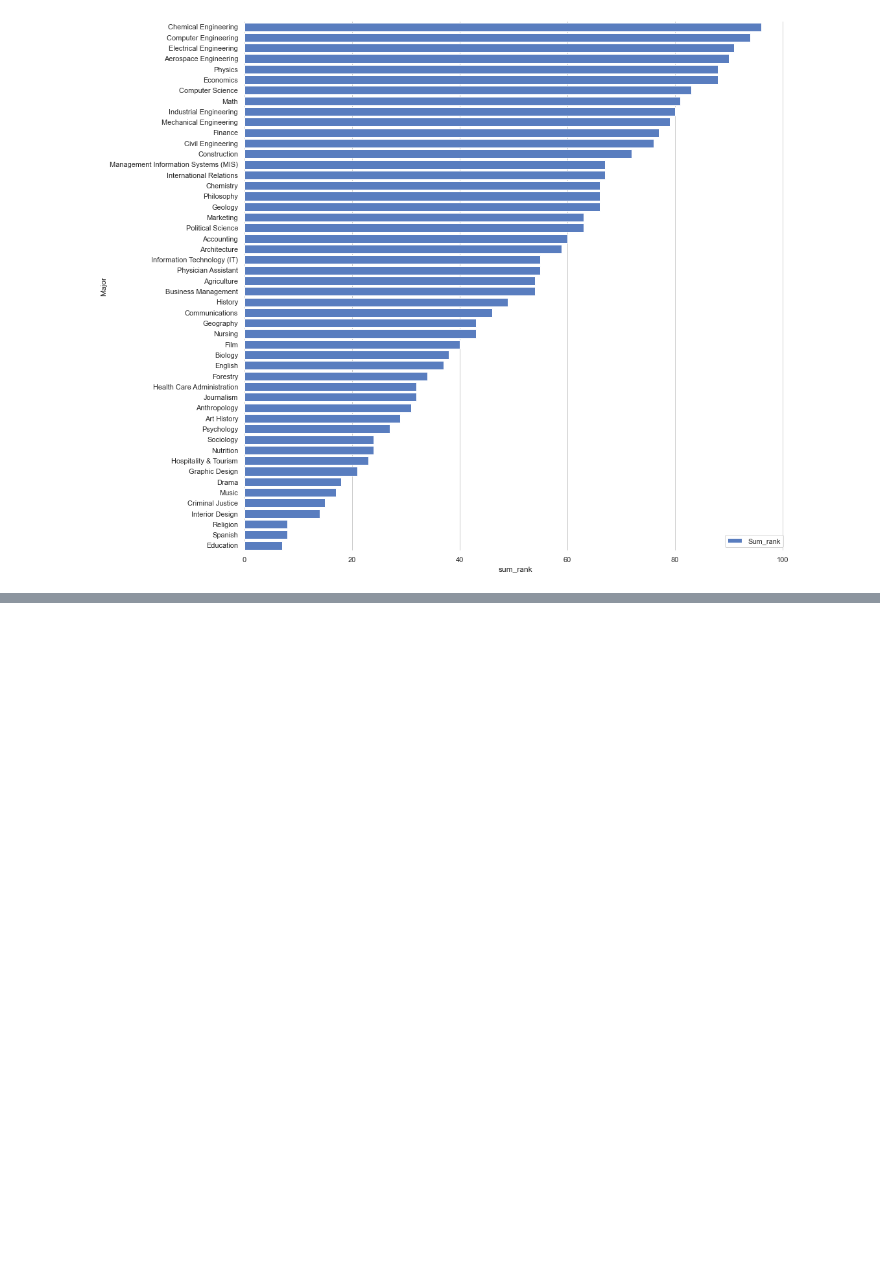
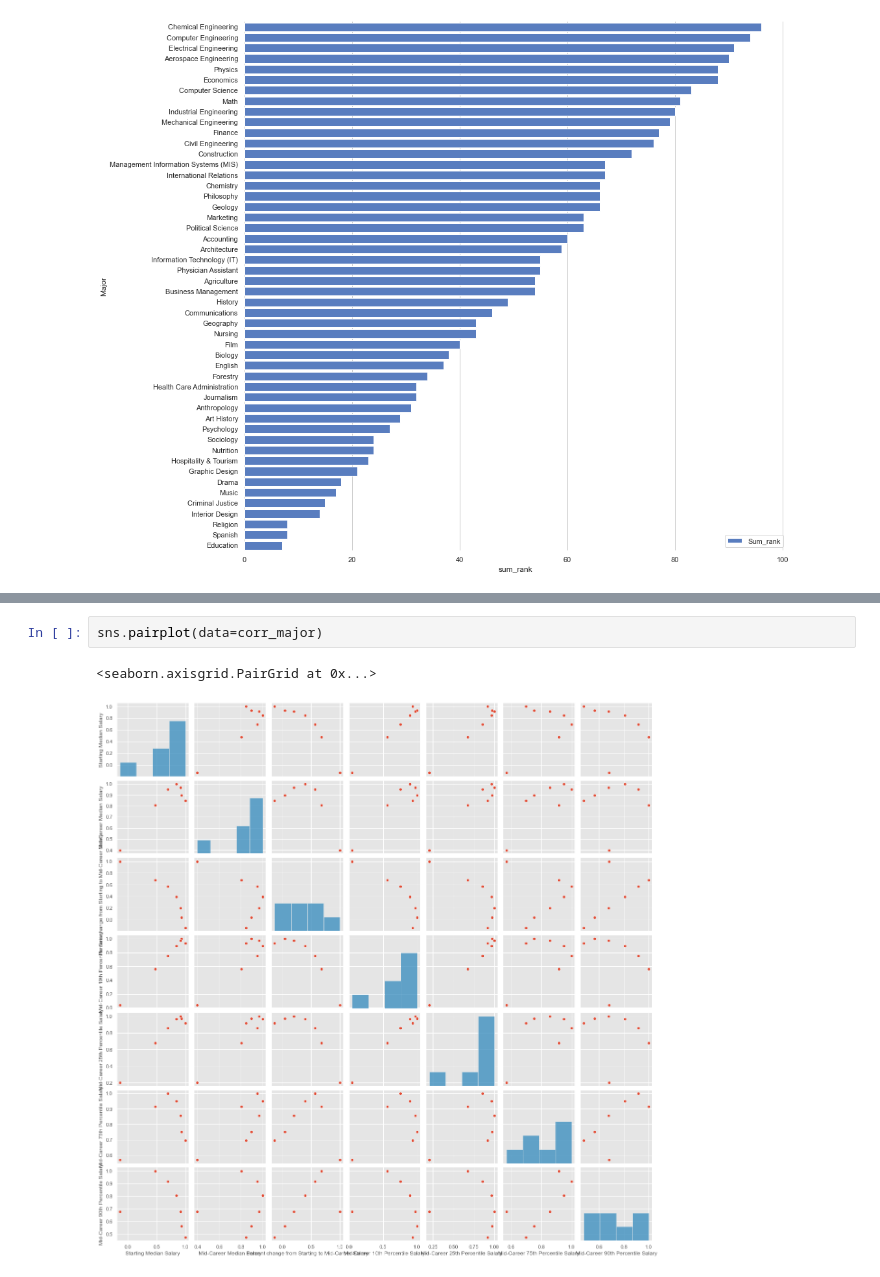
Before and after one commit to UU-Data-Science-Project/Degree-Analyzer, a Jupyter notebook: Project_File.ipynb, the cells around one changed output, grey strips where cells are left out. Cells and saved outputs as stored; diff of their text form; blank space fills up the shorter version.

```diff
--- a/Project_File.ipynb
+++ b/Project_File.ipynb
@@ -409,0 +429,5 @@ sns.despine(left=True, bottom=True)
+# %%
+sns.pairplot(data=corr_major)
+# %% [output]
+<seaborn.axisgrid.PairGrid at 0x...>
+[figure, added]
```
Also changed, not shown: parts of 7 cells of this notebook.
